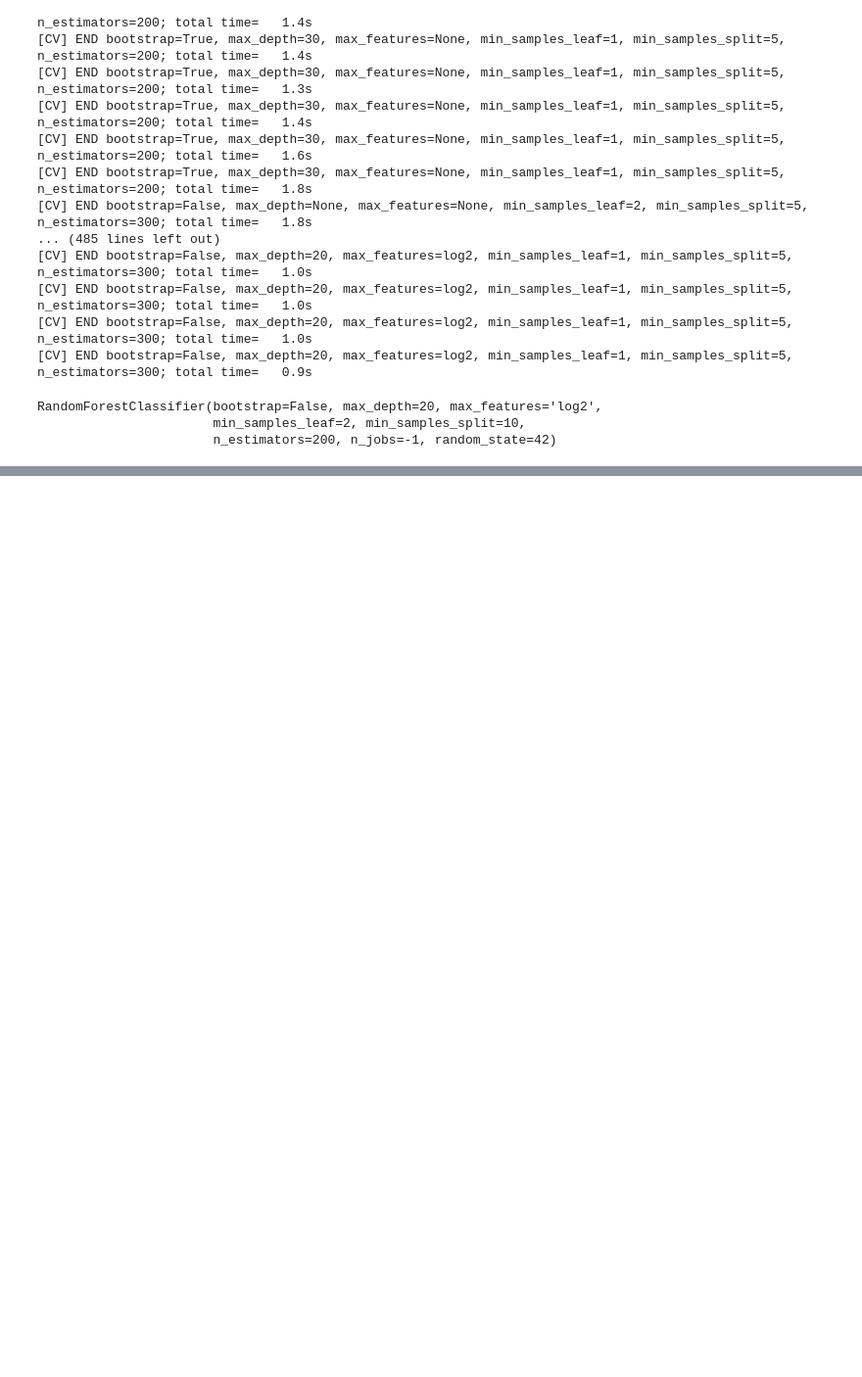
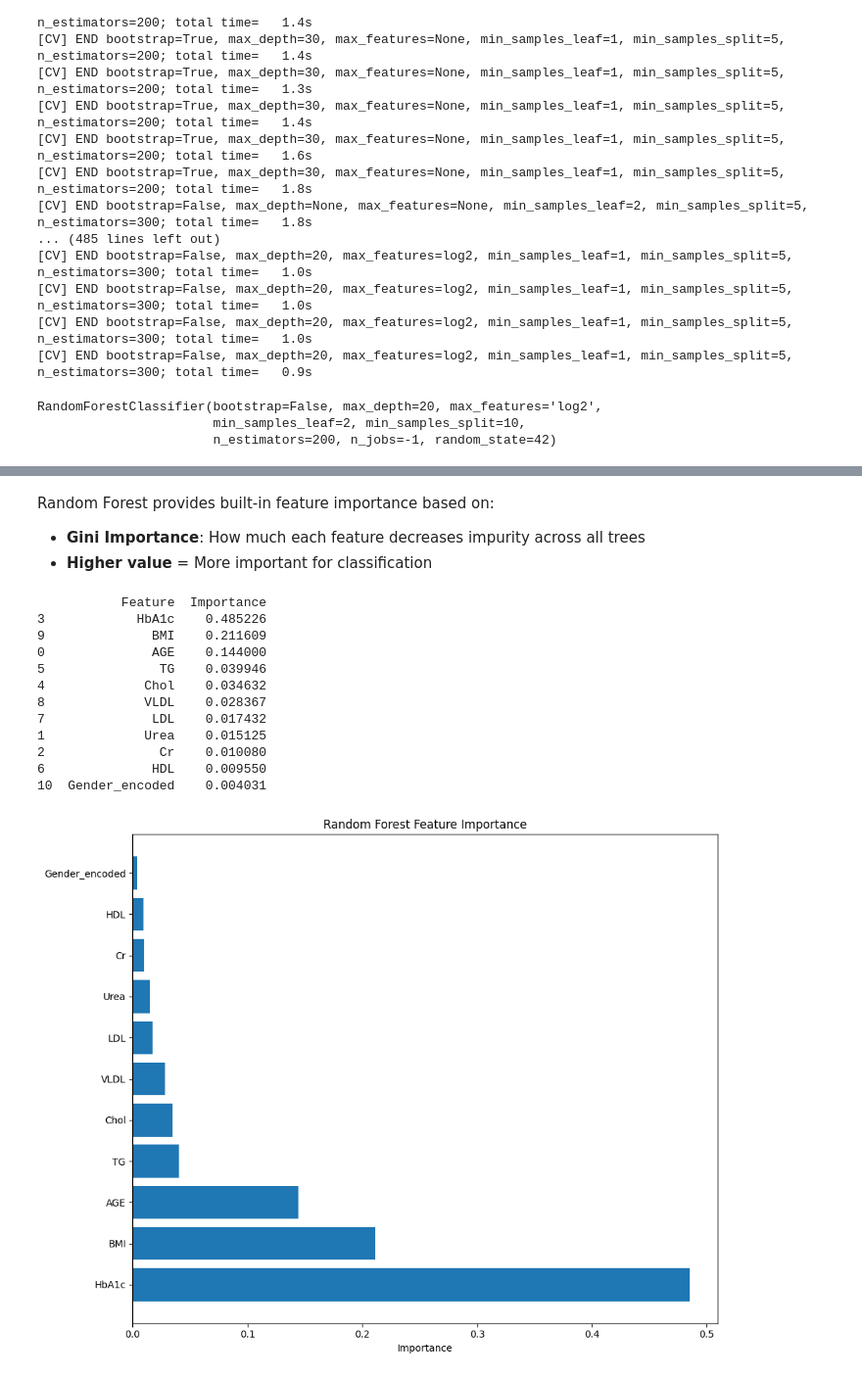
Before and after one commit to samirdahal888/Diabetes_Classification, a Jupyter notebook: notebooks/classifiaction/random_forest.ipynb, the cells around one changed output, grey strips where cells are left out. Shown at 98% size. Cells and saved outputs as stored; diff of their text form; code cells hidden in the pictures; blank space fills up the shorter version.

```diff
--- a/notebooks/classifiaction/random_forest.ipynb
+++ b/notebooks/classifiaction/random_forest.ipynb
@@ -100,0 +133,36 @@ RandomForestClassifier(bootstrap=False, max_depth=20, max_features='log2',
+# %% [markdown]
+Random Forest provides built-in feature importance based on:
+- **Gini Importance**: How much each feature decreases impurity across all trees
+- **Higher value** = More important for classification
+# %%
+feature_names = X_test.columns.tolist()
+
+importances = rf_best.feature_importances_
+
+importance_df = pd.DataFrame(
+    {"Feature": feature_names, "Importance": importances}
+).sort_values("Importance", ascending=False)
+
+print(importance_df)
+
+plt.figure(figsize=(10, 8))
+
+plt.barh(importance_df["Feature"], importance_df["Importance"])
+plt.xlabel("Importance")
+plt.title("Random Forest Feature Importance")
+plt.tight_layout()
+plt.show()
+# %% [output]
+           Feature  Importance
+3            HbA1c    0.485226
+9              BMI    0.211609
+0              AGE    0.144000
+5               TG    0.039946
+4             Chol    0.034632
+8             VLDL    0.028367
+7              LDL    0.017432
+1             Urea    0.015125
+2               Cr    0.010080
+6              HDL    0.009550
+10  Gender_encoded    0.004031
+[figure, added]
```
Also changed, not shown: parts of 5 cells of this notebook.
